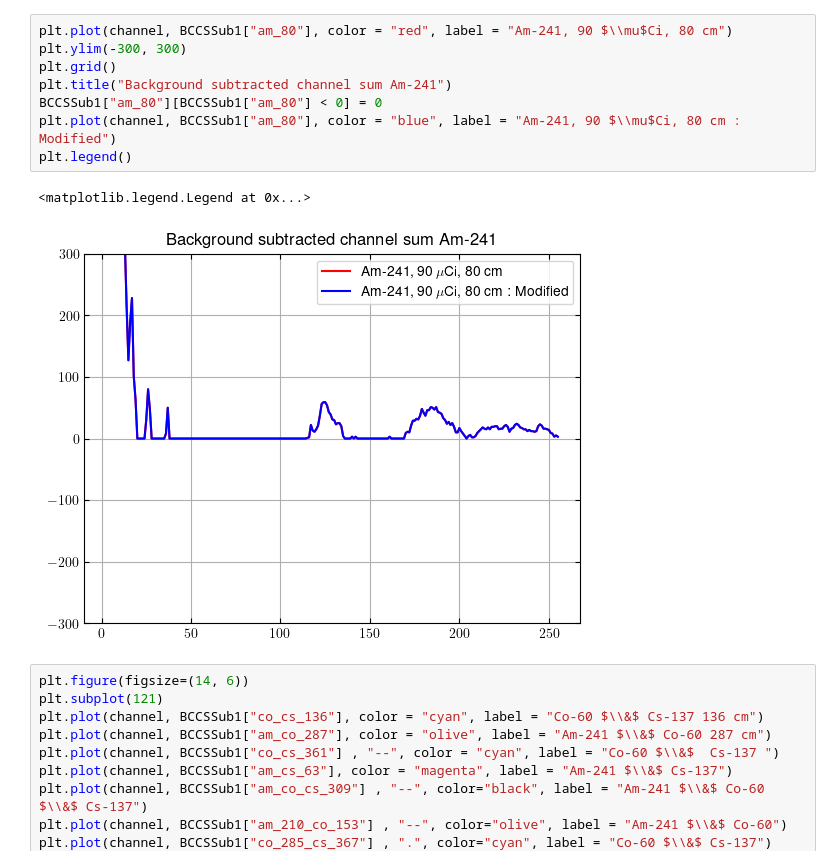
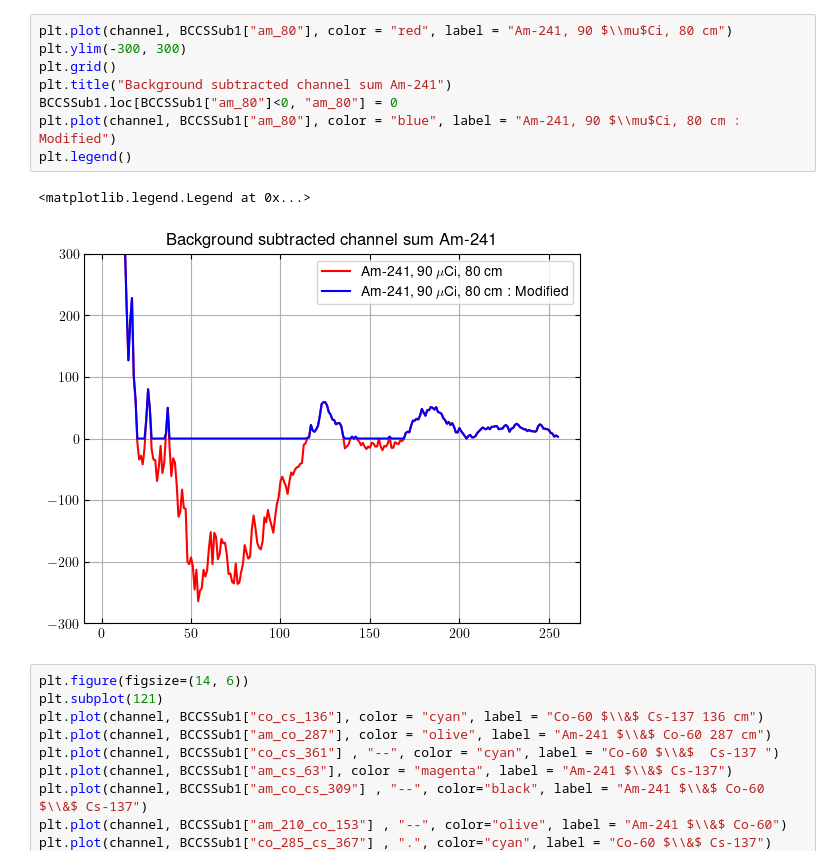
Before and after one commit to Julia-KAERI/Paper_IsotopeIdentification, a Jupyter notebook: analysis/rawDataAnalysis/rawdata01.ipynb, the cells around one changed output. Saved outputs shown, nothing was run; the diff lists cells and outputs as text.

```diff
--- a/analysis/rawDataAnalysis/rawdata01.ipynb
+++ b/analysis/rawDataAnalysis/rawdata01.ipynb
@@ -197,14 +232,14 @@ Text(0.5, 1.0, 'Fig 3')
 # %%
 plt.plot(channel, BCCSSub1["am_80"], color = "red", label = "Am-241, 90 $\\mu$Ci, 80 cm")
 plt.ylim(-300, 300)
 plt.grid()
 plt.title("Background subtracted channel sum Am-241")
-BCCSSub1["am_80"][BCCSSub1["am_80"] < 0] = 0
+BCCSSub1.loc[BCCSSub1["am_80"]<0, "am_80"] = 0
 plt.plot(channel, BCCSSub1["am_80"], color = "blue", label = "Am-241, 90 $\\mu$Ci, 80 cm : Modified")
 plt.legend()
 # %% [output]
 <matplotlib.legend.Legend at 0x...>
-[figure, old version]
+[figure, new version]
 # %%
 plt.figure(figsize=(14, 6))
 plt.subplot(121)
```
Also changed, not shown: parts of 12 cells of this notebook, 16 other files.
